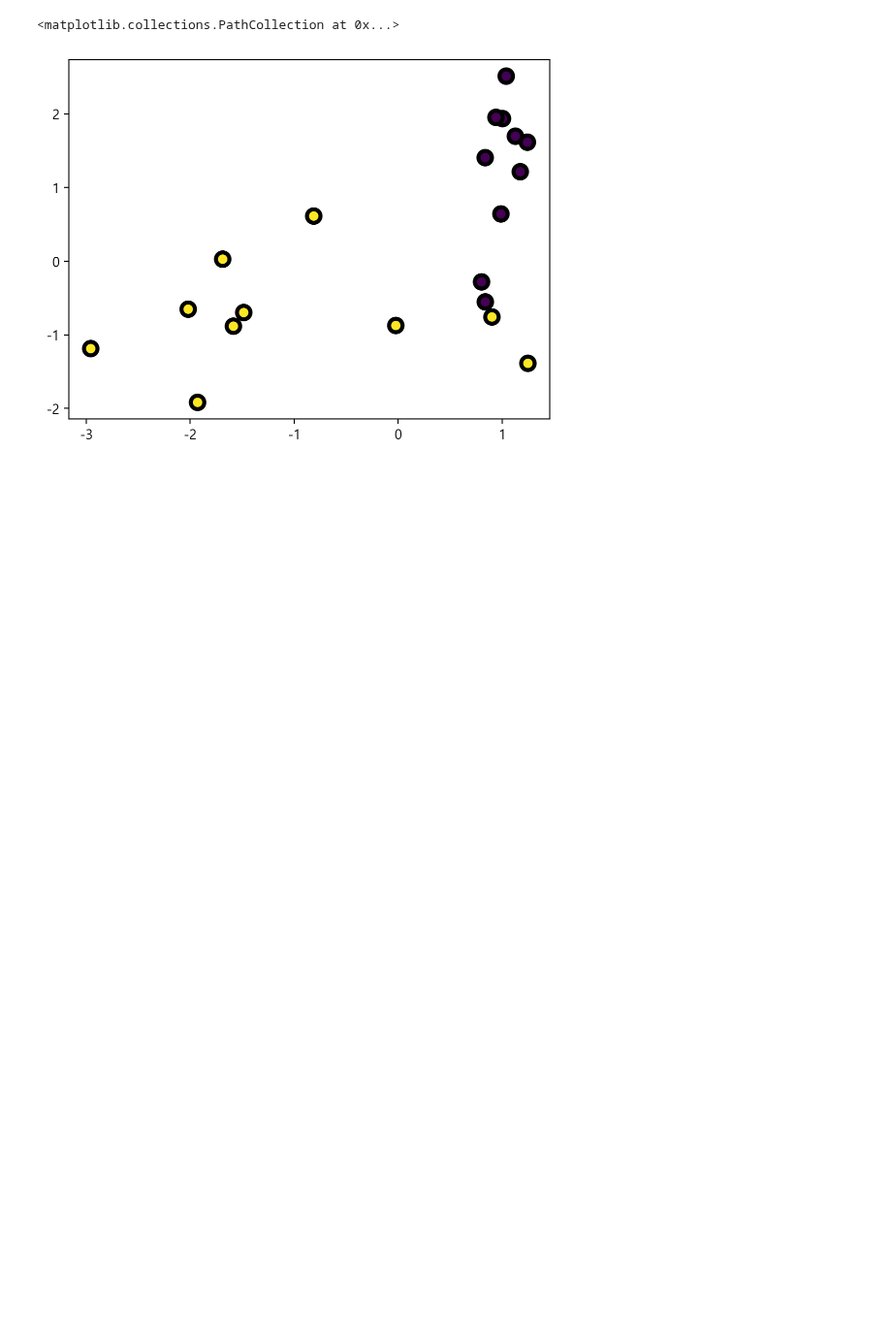
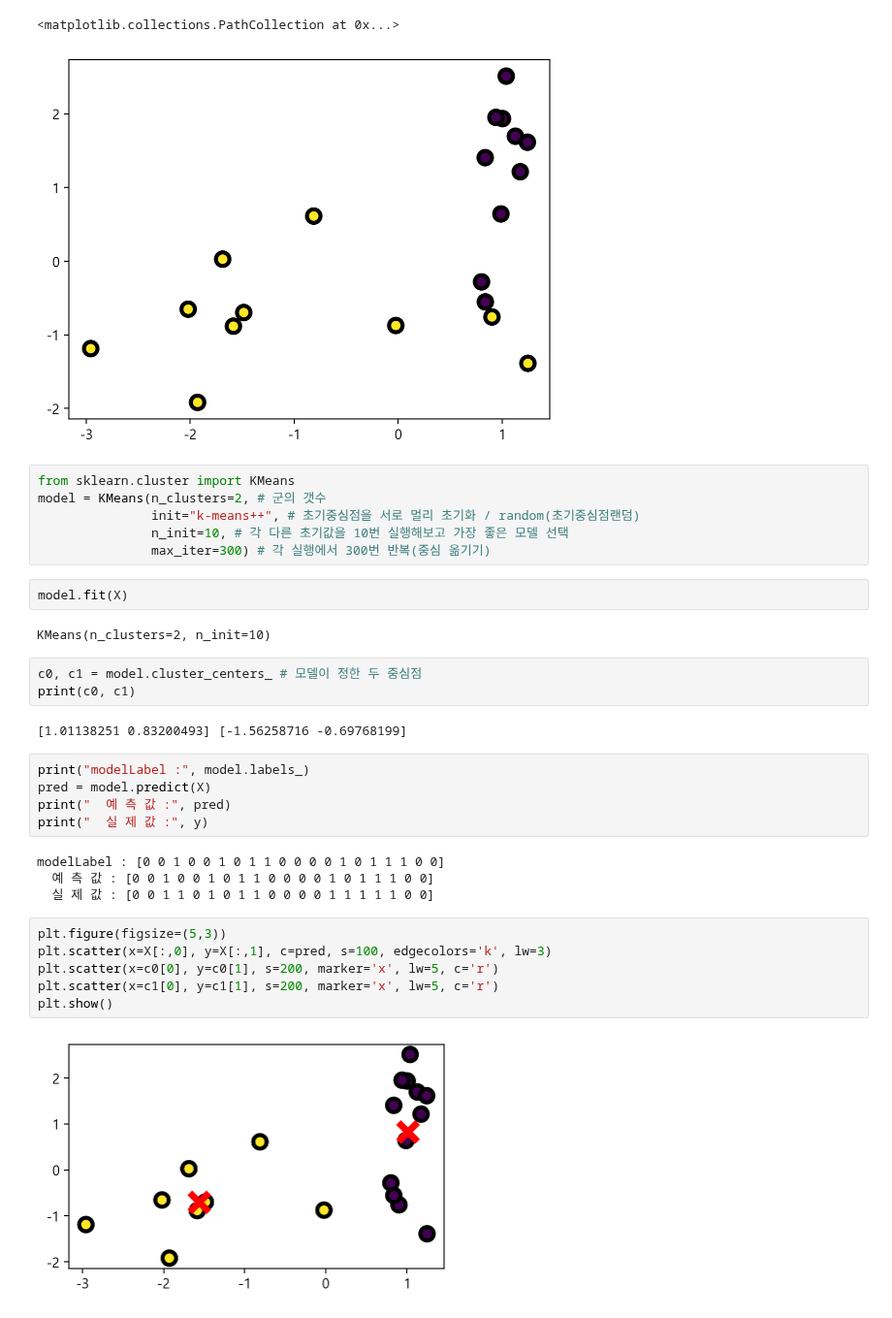
Before and after one commit to onizuka-38/ai_x, a Jupyter notebook: source/10_MachineLearning/ch2_군집분석.ipynb, the cells around one changed output. Shown at 97% size. Saved outputs shown, nothing was run; the diff lists cells and outputs as text; blank space fills up the shorter version.

```diff
--- a/source/10_MachineLearning/ch2_군집분석.ipynb
+++ b/source/10_MachineLearning/ch2_군집분석.ipynb
@@ -50,3 +50,35 @@ plt.scatter(x=X[:,0], y=X[:,1], c=y, s=100, edgecolors='k', lw=3)
 # %% [output]
 <matplotlib.collections.PathCollection at 0x...>
 [figure]
+# %%
+from sklearn.cluster import KMeans
+model = KMeans(n_clusters=2, # 군의 갯수
+               init="k-means++", # 초기중심점을 서로 멀리 초기화 / random(초기중심점랜덤)
+               n_init=10, # 각 다른 초기값을 10번 실행해보고 가장 좋은 모델 선택
+               max_iter=300) # 각 실행에서 300번 반복(중심 옮기기)
+# %%
+model.fit(X)
+# %% [output]
+KMeans(n_clusters=2, n_init=10)
+# %%
+c0, c1 = model.cluster_centers_ # 모델이 정한 두 중심점
+print(c0, c1)
+# %% [output]
+[1.01138251 0.83200493] [-1.56258716 -0.69768199]
+# %%
+print("modelLabel :", model.labels_)
+pred = model.predict(X)
+print("  예 측 값 :", pred)
+print("  실 제 값 :", y)
+# %% [output]
+modelLabel : [0 0 1 0 0 1 0 1 1 0 0 0 0 1 0 1 1 1 0 0]
+  예 측 값 : [0 0 1 0 0 1 0 1 1 0 0 0 0 1 0 1 1 1 0 0]
+  실 제 값 : [0 0 1 1 0 1 0 1 1 0 0 0 0 1 1 1 1 1 0 0]
+# %%
+plt.figure(figsize=(5,3))
+plt.scatter(x=X[:,0], y=X[:,1], c=pred, s=100, edgecolors='k', lw=3)
+plt.scatter(x=c0[0], y=c0[1], s=200, marker='x', lw=5, c='r')
+plt.scatter(x=c1[0], y=c1[1], s=200, marker='x', lw=5, c='r')
+plt.show()
+# %% [output]
+[figure, added]
```
Also changed, not shown: parts of 7 cells of this notebook.
